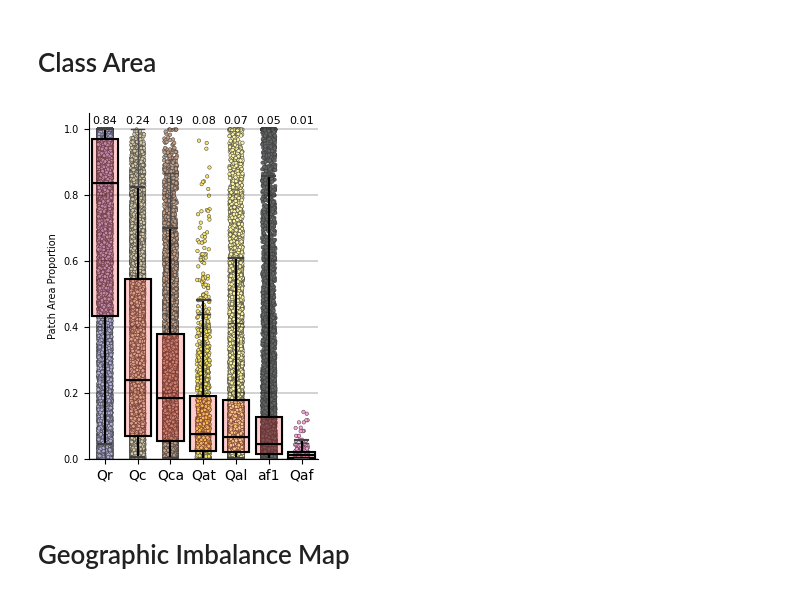
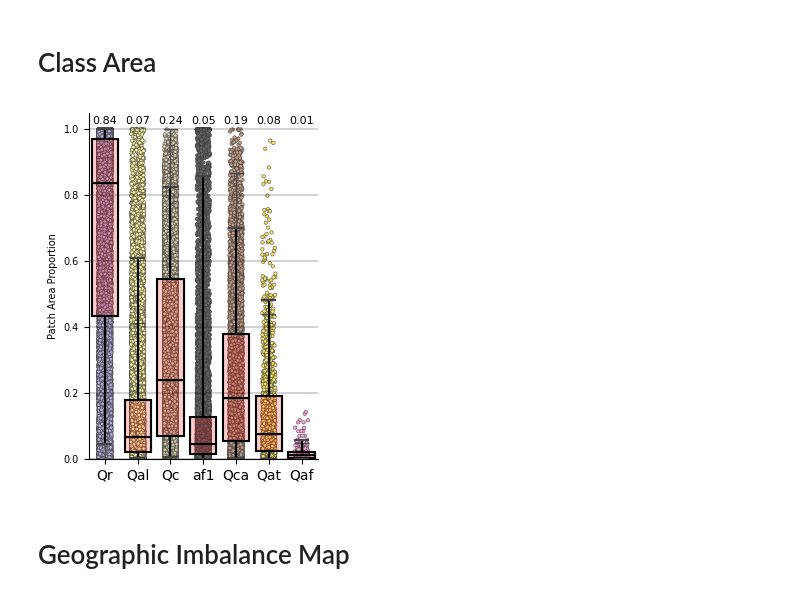
Before and after one commit to masseygeo/earthscape, a Jupyter notebook: notebooks/viz2.ipynb, the cells around one changed output. Cells and saved outputs as stored; diff of their text form; code cells hidden in the pictures.

```diff
--- a/notebooks/viz2.ipynb
+++ b/notebooks/viz2.ipynb
@@ -147,11 +175,21 @@ class_counts = (areas[areas.columns[1:]] > 0).sum()
 class_counts = class_counts.sort_values(ascending=False)
 
 
+colors = {'af1': '#636566',
+          'Qal': '#fdf5a4',
+          'Qaf': '#ffa1db',
+          'Qat': '#f9e465',
+          'Qc': '#d6c9a7',
+          'Qca': '#c49d83',
+          'Qr': '#b0acd6'}
+
+
+
 fig, ax = plt.subplots(figsize=(3,4))
 
 bars = ax.bar(x=class_counts.index, height=class_counts, edgecolor='k', linewidth=0.5, facecolor=[colors[c] for c in class_counts.index], width=0.75)
 
-percentages = class_counts / class_counts.sum() * 100
+percentages = class_counts / len(areas) * 100
 for bar, pct in zip(bars, percentages):
     height = bar.get_height()
     ax.annotate(f"{pct:.1f}%", xy=(bar.get_x() + bar.get_width() / 2, height), xytext=(0, 3), textcoords="offset points", ha="center", va="bottom", fontsize=8)
@@ -169,8 +207,8 @@ ax.spines['right'].set_visible(False)
 ax.grid(axis='y', color='k', linestyle='-', linewidth=0.25)
 
 
-# output_path = r''
-# plt.savefig(output_path, dpi=500, bbox_inches='tight', pad_inches=0)
+output_path = r'/Users/matthew/Desktop/class_freq.svg'
+plt.savefig(output_path, dpi=500, bbox_inches='tight', pad_inches=0)
 plt.tight_layout()
 plt.show()
 # %% [output]
@@ -209,19 +263,25 @@ order = (long.groupby('class')['prop'].median().sort_values(ascending=False).ind
 fig, ax = plt.subplots(figsize=(3,4))
 
 # 1) jitter / strip points (underneath the boxplot)
-sns.stripplot(data=long, x='class', y='prop', jitter=0.2, size=2.5, order=order, hue='class', palette=colors, linewidth=0.35, ax=ax, zorder=1)
+sns.stripplot(data=long, x='class', y='prop', jitter=0.2, size=2.5, order=class_counts.index, hue='class', palette=colors, linewidth=0.35, ax=ax, zorder=1)
 
 # 2) hollow boxplot over top
 sns.boxplot(data=long, x='class', y='prop', showcaps=True, showfliers=False,
             boxprops={'facecolor': 'red', 'alpha':0.2},
-            order=order, ax=ax, zorder=2)
+            order=class_counts.index, ax=ax, zorder=2)
 
-# 2) hollow boxplot over top
+# # 2) hollow boxplot over top
+# sns.boxplot(data=long, x='class', y='prop', showcaps=True, showfliers=False, whis=(5, 95),
+#             boxprops={'facecolor': 'none', 'edgecolor': 'k', 'linewidth': 1.5},
+#             whiskerprops={'linewidth': 1.5, 'color': 'k'}, capprops={'linewidth': 1.5},
+#             medianprops={'color': 'k', 'linewidth': 1.5},
+#             order=order, ax=ax, zorder=3)
+
 sns.boxplot(data=long, x='class', y='prop', showcaps=True, showfliers=False, whis=(5, 95),
             boxprops={'facecolor': 'none', 'edgecolor': 'k', 'linewidth': 1.5},
             whiskerprops={'linewidth': 1.5, 'color': 'k'}, capprops={'linewidth': 1.5},
             medianprops={'color': 'k', 'linewidth': 1.5},
-            order=order, ax=ax, zorder=3)
+            order=class_counts.index, ax=ax, zorder=3)
 
 
 
@@ -229,39 +289,39 @@ top_y = 1.01   # slightly above the highest point; adjust as needed
 x_positions = ax.get_xticks()
 medians = long.groupby('class')['prop'].median()
 
-for x, cls in zip(x_positions, order):
+for x, cls in zip(x_positions, class_counts.index):
     m = medians[cls]
     ax.annotate(
         f"{m:.2f}",            # or f"{m*100:.0f}%" for percent
         xy=(x, top_y),
         ha="center",
         va="bottom",
         fontsize=8
     )
 
 
 
 ax.set_ylim(0,1.05)
 
 ax.set_xlabel('')
 ax.set_xticks(ax.get_xticks())
 ax.set_xticklabels(ax.get_xticklabels(), fontsize=10)
 
 ax.set_ylabel(r'Patch Area Proportion', fontsize=7)
 ax.set_yticks(np.arange(0, 1.1, 0.2))
 ax.set_yticklabels(ax.get_yticklabels(), fontsize=7)
 
 ax.spines['top'].set_visible(False)
 ax.spines['right'].set_visible(False)
 ax.grid(axis='y', color='k', linestyle='-', linewidth=0.25)
 
 
-# output_path = r''
-# plt.savefig(output_path, dpi=500, bbox_inches='tight', pad_inches=0)
+output_path = r'/Users/matthew/Desktop/class_area.svg'
+plt.savefig(output_path, dpi=500, bbox_inches='tight', pad_inches=0)
 plt.tight_layout()
 plt.show()
 # %% [output]
-[figure, old version]
+[figure, new version]
 # %% [markdown]
 # Geographic Imbalance Map
 # %%
```
Also changed, not shown: parts of 14 cells of this notebook.
